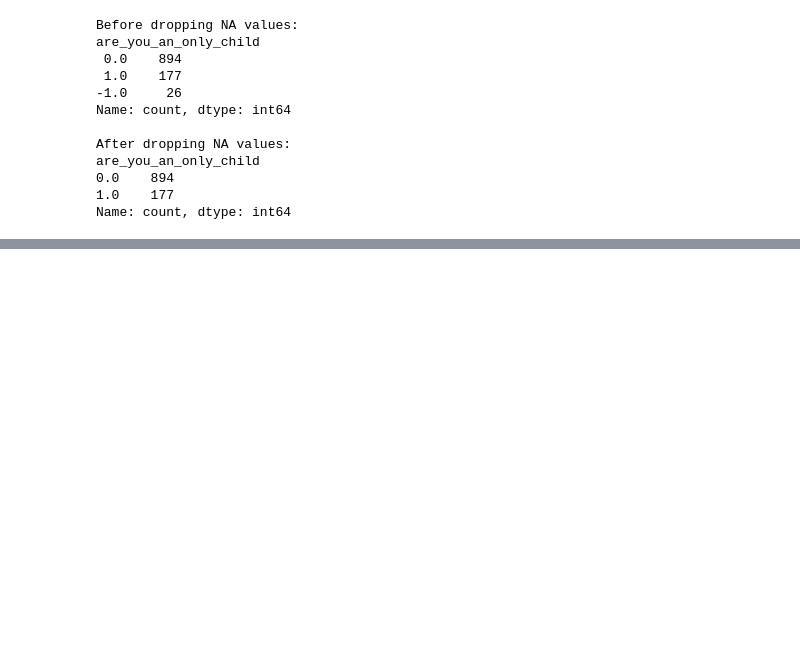
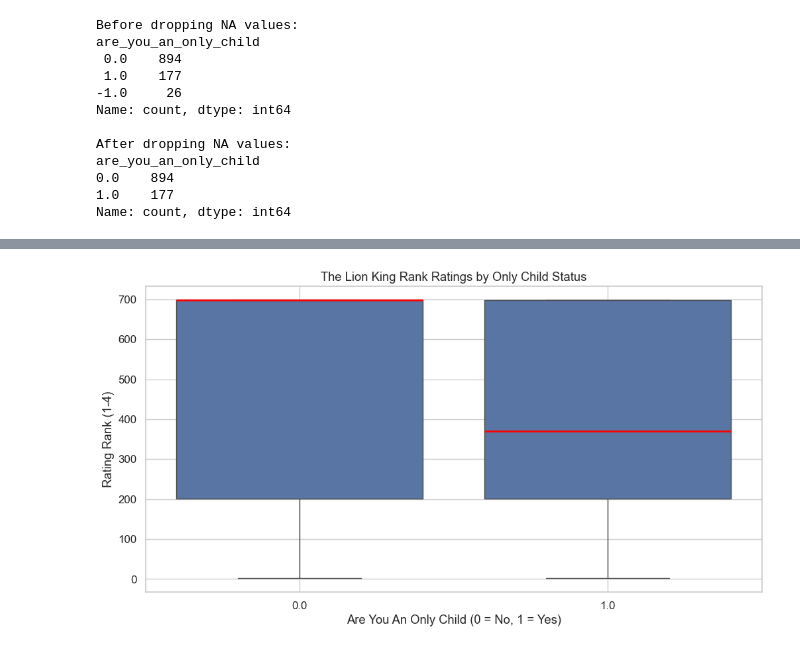
Before and after one commit to paolacalle/movie-ratings-replication, a Jupyter notebook: problem_set/5.ipynb, the cells around one changed output, grey strips where cells are left out. Cells and saved outputs as stored; diff of their text form; code cells hidden in the pictures; blank space fills up the shorter version.

```diff
--- a/problem_set/5.ipynb
+++ b/problem_set/5.ipynb
@@ -71 +111,10 @@ gf.plot_boxplot(lion_king_data,
 <module 'matplotlib.pyplot' from '/Users/paolacalle/Desktop/NYU/semesters/fall-2025/ds/projects/movie-ratings-replication/my_project_env/lib/python3.13/site-packages/matplotlib/pyplot.py'>
+# %%
+gf.plot_boxplot(lion_king_data,
+    title='The Lion King Rank Ratings by Only Child Status',
+    x='are_you_an_only_child',
+    y='rating_rank',
+    xlabel ='Are You An Only Child (0 = No, 1 = Yes)',
+    ylabel ='Rating Rank (1-4)')
+# %% [output]
+[figure, added]
```
Also changed, not shown: parts of 14 cells of this notebook.
